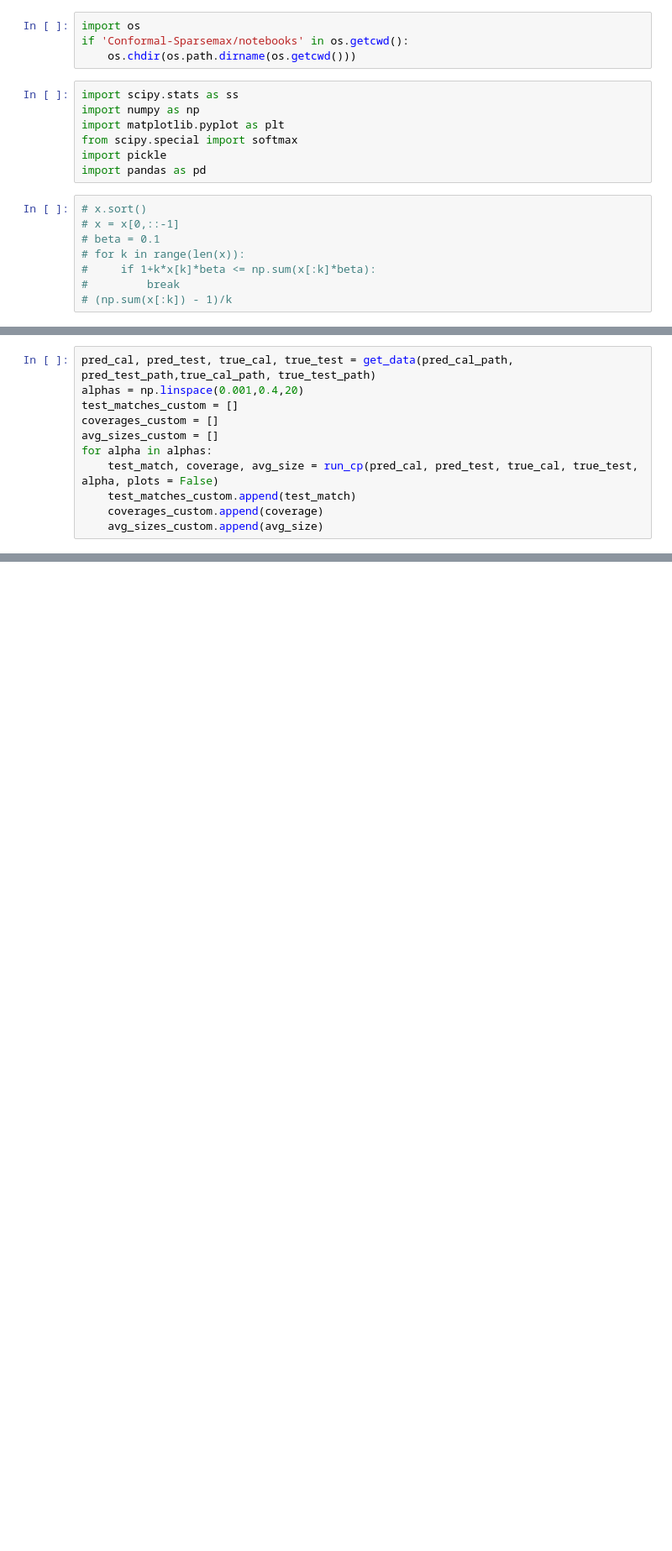
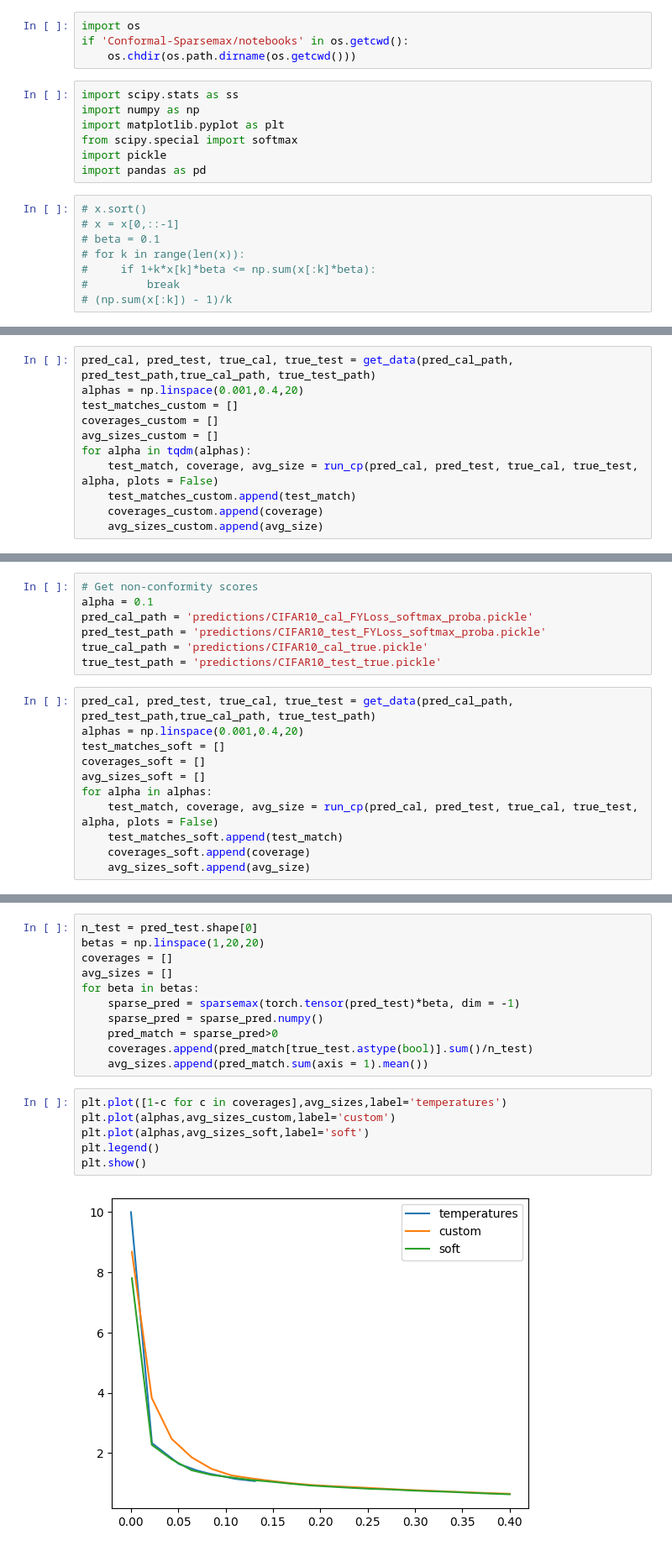
Before and after one commit to JoaoCalem/Conformal-Sparsemax, a Jupyter notebook: notebooks/joao_test.ipynb, the cells around one changed output, grey strips where cells are left out. Shown: that part at 84% size. Cells and saved outputs as stored; diff of their text form; blank space fills up the shorter version.

Commit message:
tests

```diff
--- a/notebooks/joao_test.ipynb
+++ b/notebooks/joao_test.ipynb
@@ -130,7 +133,7 @@ alphas = np.linspace(0.001,0.4,20)
 test_matches_custom = []
 coverages_custom = []
 avg_sizes_custom = []
-for alpha in alphas:
+for alpha in tqdm(alphas):
     test_match, coverage, avg_size = run_cp(pred_cal, pred_test, true_cal, true_test, alpha, plots = False)
     test_matches_custom.append(test_match)
     coverages_custom.append(coverage)
@@ -139,0 +141,18 @@ plt.plot()
+# %%
+# Get non-conformity scores
+alpha = 0.1
+pred_cal_path = 'predictions/CIFAR10_cal_FYLoss_softmax_proba.pickle'
+pred_test_path = 'predictions/CIFAR10_test_FYLoss_softmax_proba.pickle'
+true_cal_path = 'predictions/CIFAR10_cal_true.pickle'
+true_test_path = 'predictions/CIFAR10_test_true.pickle'
+# %%
+pred_cal, pred_test, true_cal, true_test = get_data(pred_cal_path, pred_test_path,true_cal_path, true_test_path)
+alphas = np.linspace(0.001,0.4,20)
+test_matches_soft = []
+coverages_soft = []
+avg_sizes_soft = []
+for alpha in alphas:
+    test_match, coverage, avg_size = run_cp(pred_cal, pred_test, true_cal, true_test, alpha, plots = False)
+    test_matches_soft.append(test_match)
+    coverages_soft.append(coverage)
+    avg_sizes_soft.append(avg_size)
@@ -139,0 +169,19 @@ plt.plot()
+# %%
+n_test = pred_test.shape[0]
+betas = np.linspace(1,20,20)
+coverages = []
+avg_sizes = []
+for beta in betas:
+    sparse_pred = sparsemax(torch.tensor(pred_test)*beta, dim = -1)
+    sparse_pred = sparse_pred.numpy()
+    pred_match = sparse_pred>0
+    coverages.append(pred_match[true_test.astype(bool)].sum()/n_test)
+    avg_sizes.append(pred_match.sum(axis = 1).mean())
+# %%
+plt.plot([1-c for c in coverages],avg_sizes,label='temperatures')
+plt.plot(alphas,avg_sizes_custom,label='custom')
+plt.plot(alphas,avg_sizes_soft,label='soft')
+plt.legend()
+plt.show()
+# %% [output]
+[figure, added]
```
Also changed, not shown: parts of 6 cells of this notebook, 1 other file.
